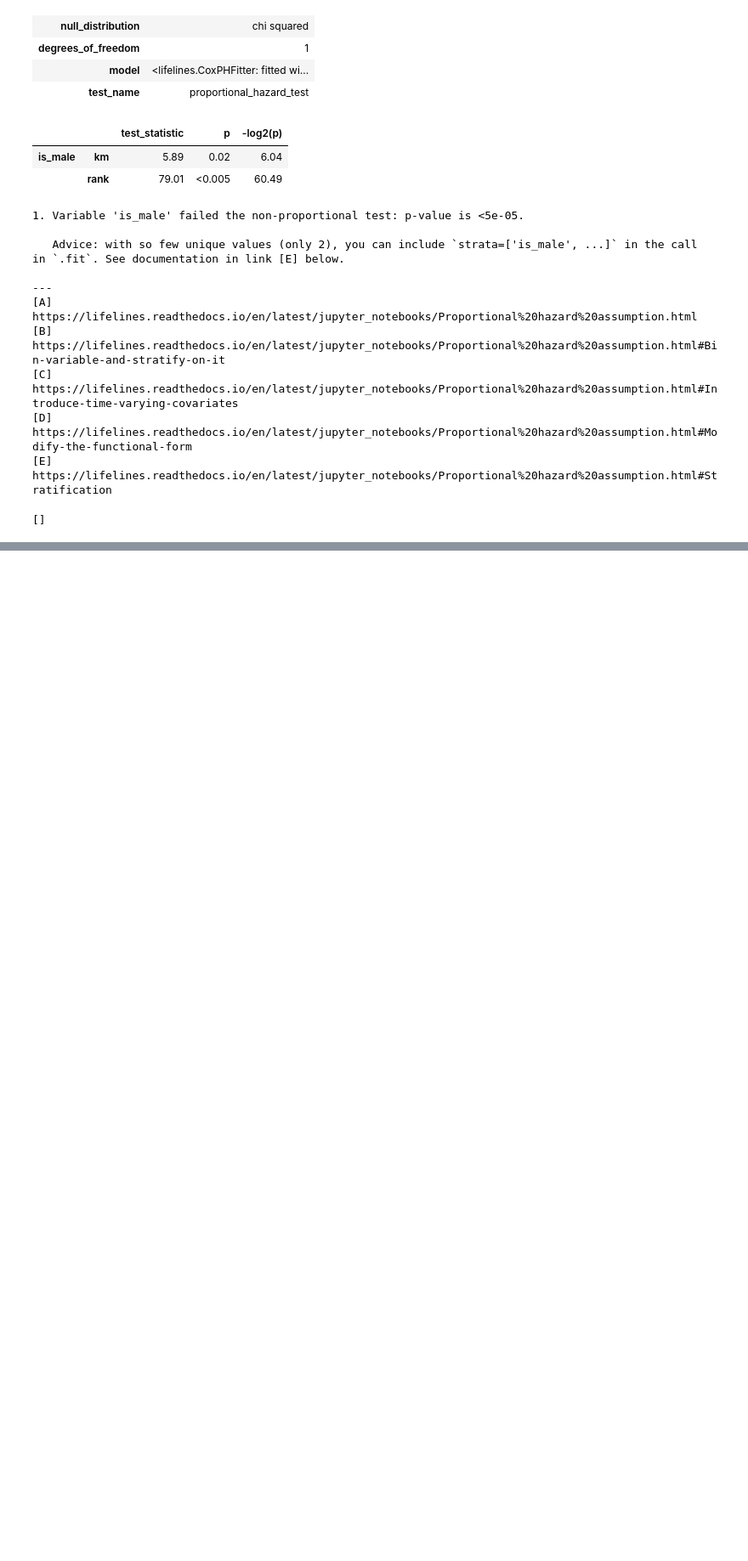
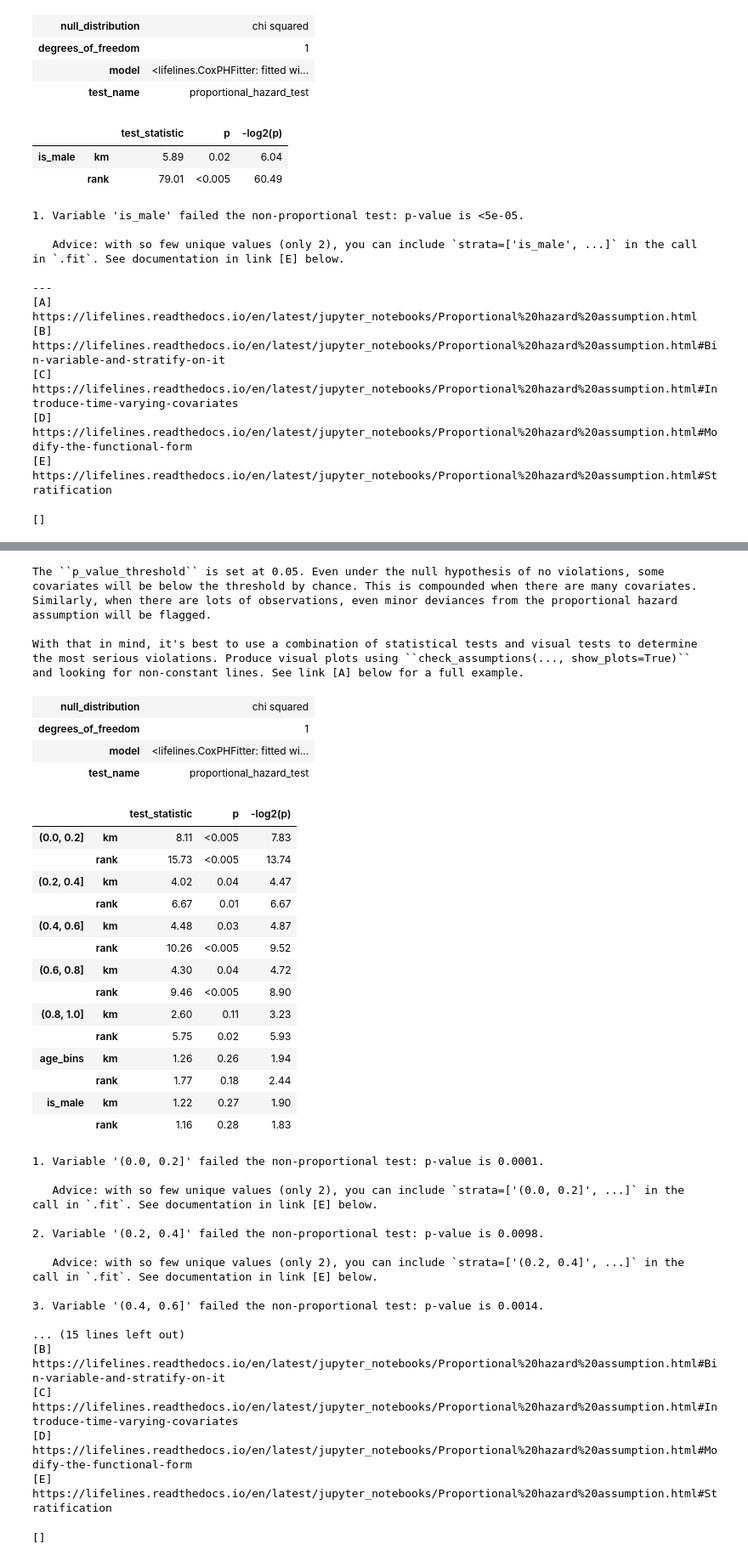
Before and after one commit to mygithth27/af-risk-prediction-by-ecg-dnn, a Jupyter notebook: survival_model.ipynb, the cells around one changed output, grey strips where cells are left out. Shown: that part at 85% size. Drawn from its saved outputs; the diff is of its cells as text; code cells hidden in the pictures; blank space fills up the shorter version.

```diff
--- a/survival_model.ipynb
+++ b/survival_model.ipynb
@@ -554,0 +656,49 @@ values = np.sort(sa_df3['prob3_strata'].unique())
+# %%
+# Checking the proportional hazards assumption
+cph_dc.check_assumptions( dc_df, p_value_threshold=0.05, show_plots=False)
+# %% [output]
+The ``p_value_threshold`` is set at 0.05. Even under the null hypothesis of no violations, some
+covariates will be below the threshold by chance. This is compounded when there are many covariates.
+Similarly, when there are lots of observations, even minor deviances from the proportional hazard
+assumption will be flagged.
+
+With that in mind, it's best to use a combination of statistical tests and visual tests to determine
+the most serious violations. Produce visual plots using ``check_assumptions(..., show_plots=True)``
+and looking for non-constant lines. See link [A] below for a full example.
+| null_distribution | chi squared |
+| degrees_of_freedom | 1 |
+| model | <lifelines.CoxPHFitter: fitted wi... |
+| test_name | proportional_hazard_test |
+|  |  | test_statistic | p | -log2(p) |
+| (0.0, 0.2] | km | 8.11 | <0.005 | 7.83 |
+|  | rank | 15.73 | <0.005 | 13.74 |
+| (0.2, 0.4] | km | 4.02 | 0.04 | 4.47 |
+|  | rank | 6.67 | 0.01 | 6.67 |
+| (0.4, 0.6] | km | 4.48 | 0.03 | 4.87 |
+|  | rank | 10.26 | <0.005 | 9.52 |
+| (0.6, 0.8] | km | 4.30 | 0.04 | 4.72 |
+|  | rank | 9.46 | <0.005 | 8.90 |
+| (0.8, 1.0] | km | 2.60 | 0.11 | 3.23 |
+|  | rank | 5.75 | 0.02 | 5.93 |
+| age_bins | km | 1.26 | 0.26 | 1.94 |
+|  | rank | 1.77 | 0.18 | 2.44 |
+| is_male | km | 1.22 | 0.27 | 1.90 |
+|  | rank | 1.16 | 0.28 | 1.83 |
+1. Variable '(0.0, 0.2]' failed the non-proportional test: p-value is 0.0001.
+
+   Advice: with so few unique values (only 2), you can include `strata=['(0.0, 0.2]', ...]` in the
+call in `.fit`. See documentation in link [E] below.
+
+2. Variable '(0.2, 0.4]' failed the non-proportional test: p-value is 0.0098.
+
+   Advice: with so few unique values (only 2), you can include `strata=['(0.2, 0.4]', ...]` in the
+call in `.fit`. See documentation in link [E] below.
+
+3. Variable '(0.4, 0.6]' failed the non-proportional test: p-value is 0.0014.
+
+... (15 lines left out)
+[B]  https://lifelines.readthedocs.io/en/latest/jupyter_notebooks/Proportional%20hazard%20assumption.html#Bin-variable-and-stratify-on-it
+[C]  https://lifelines.readthedocs.io/en/latest/jupyter_notebooks/Proportional%20hazard%20assumption.html#Introduce-time-varying-covariates
+[D]  https://lifelines.readthedocs.io/en/latest/jupyter_notebooks/Proportional%20hazard%20assumption.html#Modify-the-functional-form
+[E]  https://lifelines.readthedocs.io/en/latest/jupyter_notebooks/Proportional%20hazard%20assumption.html#Stratification
+[]
```
Also changed, not shown: parts of 16 cells of this notebook.
